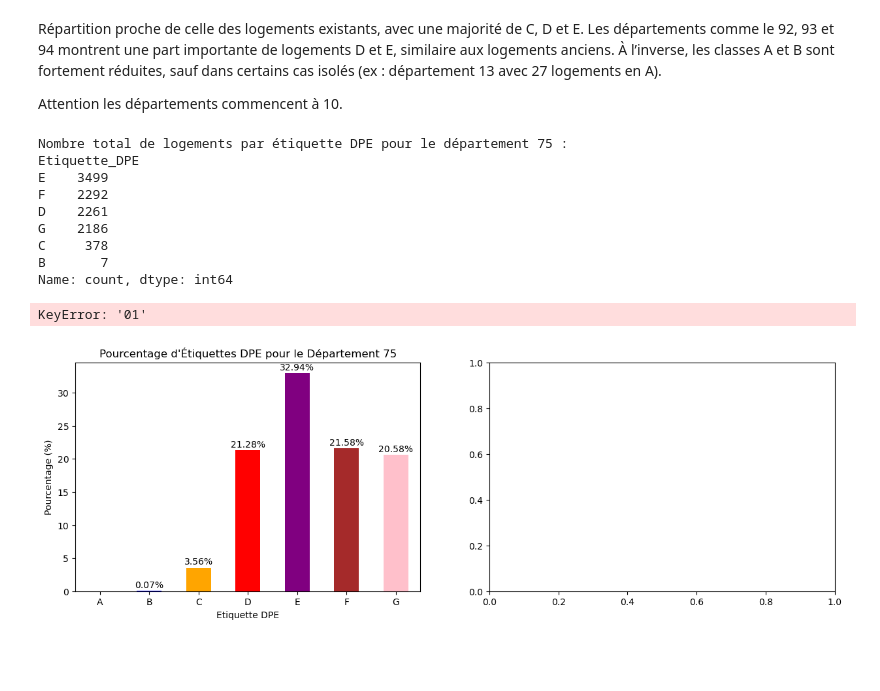
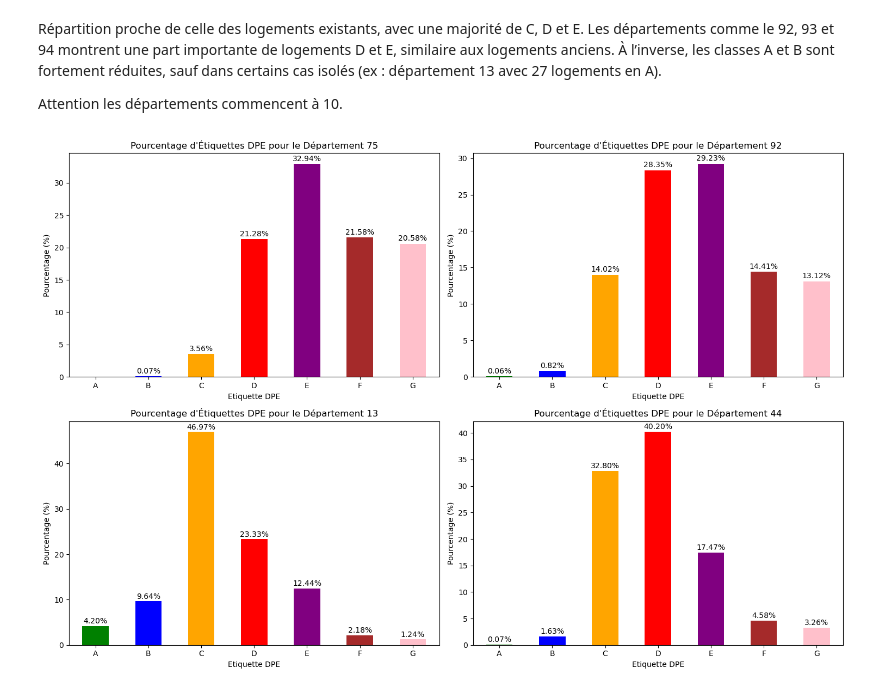
Before and after one commit to isaurepillet/STATAPP, a Jupyter notebook: amrei2.ipynb, the cells around one changed output. Saved outputs shown, nothing was run; the diff lists cells and outputs as text; code cells hidden in the pictures; blank space fills up the shorter version.

```diff
--- a/amrei2.ipynb
+++ b/amrei2.ipynb
@@ -324,9 +362,9 @@ Nous avons fait le choix de filtrer les données pour les codes départements al
 matching5["N°_département_(BAN)"] = pd.to_numeric(matching5["N°_département_(BAN)"], errors="coerce")
 match5_filtre101 = matching5[matching5["N°_département_(BAN)"] <= 101]
 match5_filtre101["N°_département_(BAN)"] = match5_filtre101["N°_département_(BAN)"].astype(int).astype(str).str.zfill(2)
-resultat = match5_filtre101.groupby("N°_département_(BAN)")["Etiquette_DPE"].value_counts(normalize=True).unstack() * 100
+resultat5 = match5_filtre101.groupby("N°_département_(BAN)")["Etiquette_DPE"].value_counts(normalize=True).unstack() * 100
 pd.options.display.float_format = "{:.2f}%".format
-print(resultat)
+print(resultat5)
 
 # Trouver le département avec le plus de logements en A et G
 logements_A = match5_filtre101[match5_filtre101["Etiquette_DPE"] == "A"]
@@ -359,42 +397,25 @@ Le département avec le plus de logements en G : 75 (2186 logements)
 Répartition proche de celle des logements existants, avec une majorité de C, D et E. Les départements comme le 92, 93 et 94 montrent une part importante de logements D et E, similaire aux logements anciens. À l’inverse, les classes A et B sont fortement réduites, sauf dans certains cas isolés (ex : département 13 avec 27 logements en A).
 
 Attention les départements commencent à 10.
-# %%
-# Nombre total de logements par étiquette DPE pour le département 75
-logements_75 = match5_filtre101[match5_filtre101["N°_département_(BAN)"] == "75"]
-logements_75_count = logements_75["Etiquette_DPE"].value_counts()
-print("\nNombre total de logements par étiquette DPE pour le département 75 :")
-print(logements_75_count)
-# %% [output]
-Nombre total de logements par étiquette DPE pour le département 75 :
-Etiquette_DPE
-E    3499
-F    2292
-D    2261
-G    2186
-C     378
-B       7
-Name: count, dtype: int64
 # %%
-departements = ["75", "01", "13", "44"]
+departements = ["75", "92", "13", "44"]
 
 # Histogramme pour chaque département
 plt.figure(figsize=(15, 10))
 
 for i, dep in enumerate(departements, 1):
     plt.subplot(2, 2, i)
-    resultat_dep = resultat.loc[dep]
+    resultat_dep = resultat5.loc[dep]
 
     # Histogramme pour chaque département
     resultat_dep.plot(kind='bar', color=['green', 'blue', 'orange', 'red', 'purple', 'brown', 'pink'])
     plt.title(f"Pourcentage d'Étiquettes DPE pour le Département {dep}", fontsize=12)
     plt.xlabel("Etiquette DPE", fontsize=10)
     plt.ylabel("Pourcentage (%)", fontsize=10)
     for j in range(len(resultat_dep)):
         plt.text(j, resultat_dep[j] + 0.20, f"{resultat_dep[j]:.2f}%", ha='center', va='bottom')
     plt.xticks(rotation=0)
 plt.tight_layout()
 plt.show()
 # %% [output]
-KeyError: '01'
-[figure, old version]
+[figure, new version]
```
Also changed, not shown: parts of 6 cells of this notebook.
